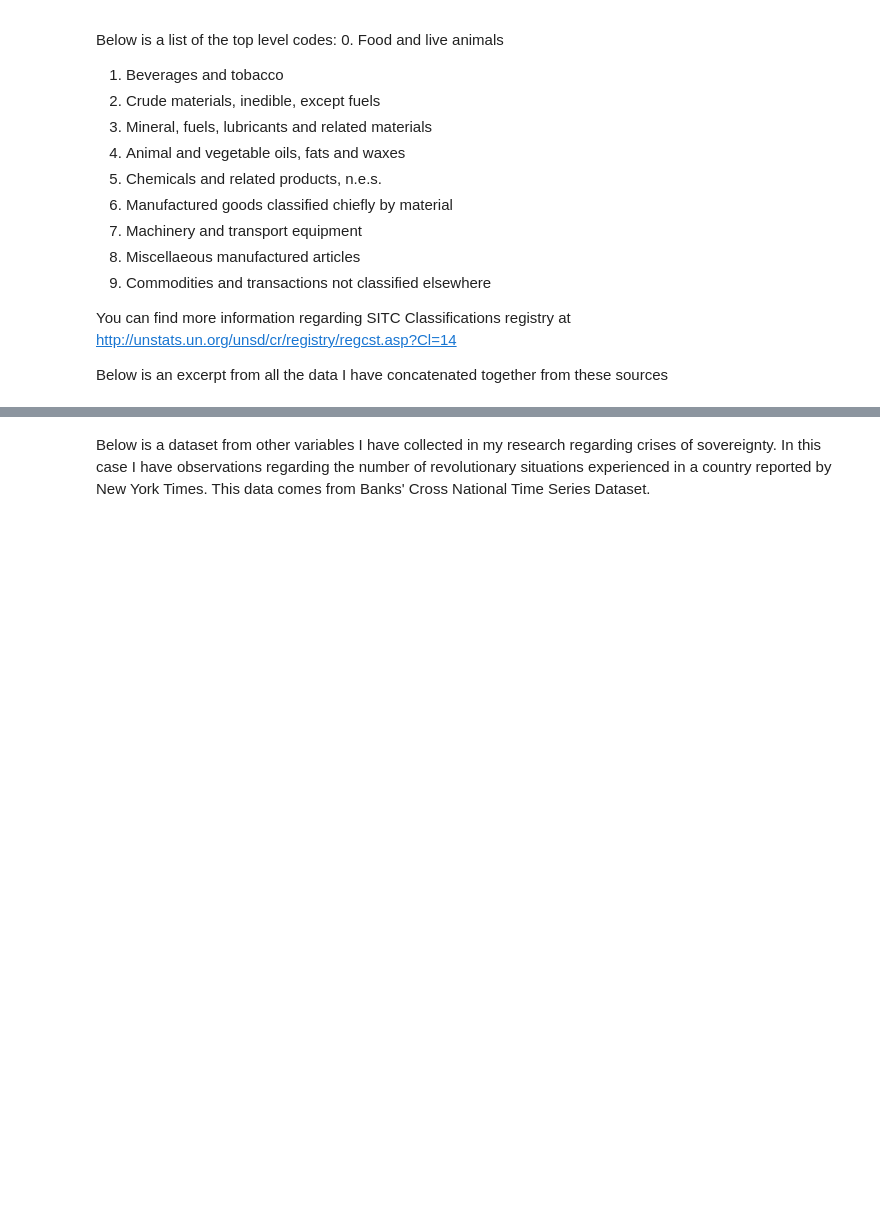
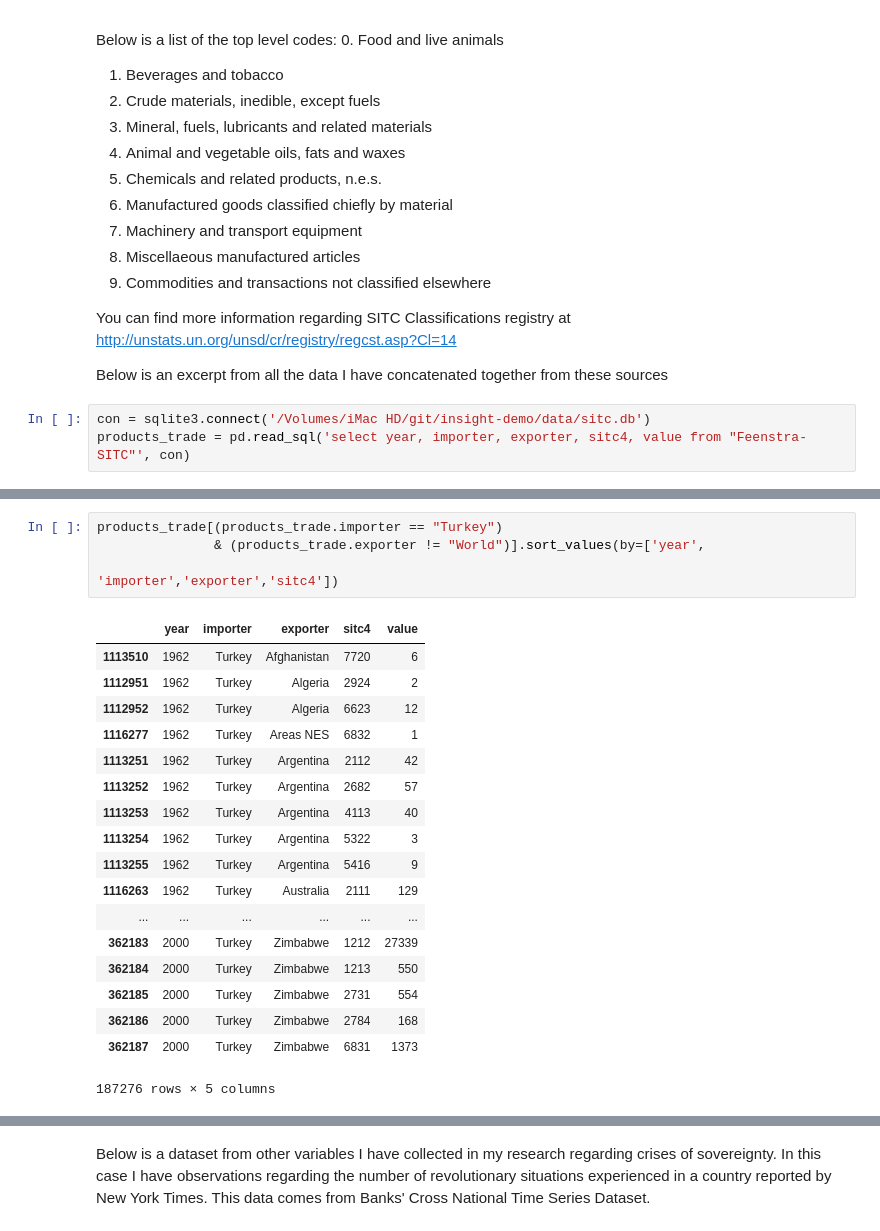
Before and after one commit to dogaker/insight-demo, a Jupyter notebook: Insight-Demo-Notebook.ipynb, the cells around one changed output, grey strips where cells are left out. Saved outputs shown, nothing was run; the diff lists cells and outputs as text; blank space fills up the shorter version.

```diff
--- a/Insight-Demo-Notebook.ipynb
+++ b/Insight-Demo-Notebook.ipynb
@@ -41,3 +42,6 @@ Below is a list of the top level codes:
 You can find more information regarding SITC Classifications registry at http://unstats.un.org/unsd/cr/registry/regcst.asp?Cl=14
 
 Below is an excerpt from all the data I have concatenated together from these sources
+# %%
+con = sqlite3.connect('/Volumes/iMac HD/git/insight-demo/data/sitc.db')
+products_trade = pd.read_sql('select year, importer, exporter, sitc4, value from "Feenstra-SITC"', con)
@@ -43,0 +55,23 @@ Below is an excerpt from all the data I have concatenated together from these so
+# %%
+products_trade[(products_trade.importer == "Turkey")
+               & (products_trade.exporter != "World")].sort_values(by=['year',
+                                                                       'importer','exporter','sitc4'])
+# %% [output]
+|  | year | importer | exporter | sitc4 | value |
+| 1113510 | 1962 | Turkey | Afghanistan | 7720 | 6 |
+| 1112951 | 1962 | Turkey | Algeria | 2924 | 2 |
+| 1112952 | 1962 | Turkey | Algeria | 6623 | 12 |
+| 1116277 | 1962 | Turkey | Areas NES | 6832 | 1 |
+| 1113251 | 1962 | Turkey | Argentina | 2112 | 42 |
+| 1113252 | 1962 | Turkey | Argentina | 2682 | 57 |
+| 1113253 | 1962 | Turkey | Argentina | 4113 | 40 |
+| 1113254 | 1962 | Turkey | Argentina | 5322 | 3 |
+| 1113255 | 1962 | Turkey | Argentina | 5416 | 9 |
+| 1116263 | 1962 | Turkey | Australia | 2111 | 129 |
+| ... | ... | ... | ... | ... | ... |
+| 362183 | 2000 | Turkey | Zimbabwe | 1212 | 27339 |
+| 362184 | 2000 | Turkey | Zimbabwe | 1213 | 550 |
+| 362185 | 2000 | Turkey | Zimbabwe | 2731 | 554 |
+| 362186 | 2000 | Turkey | Zimbabwe | 2784 | 168 |
+| 362187 | 2000 | Turkey | Zimbabwe | 6831 | 1373 |
+187276 rows × 5 columns
```
Also changed, not shown: parts of 19 cells of this notebook.
